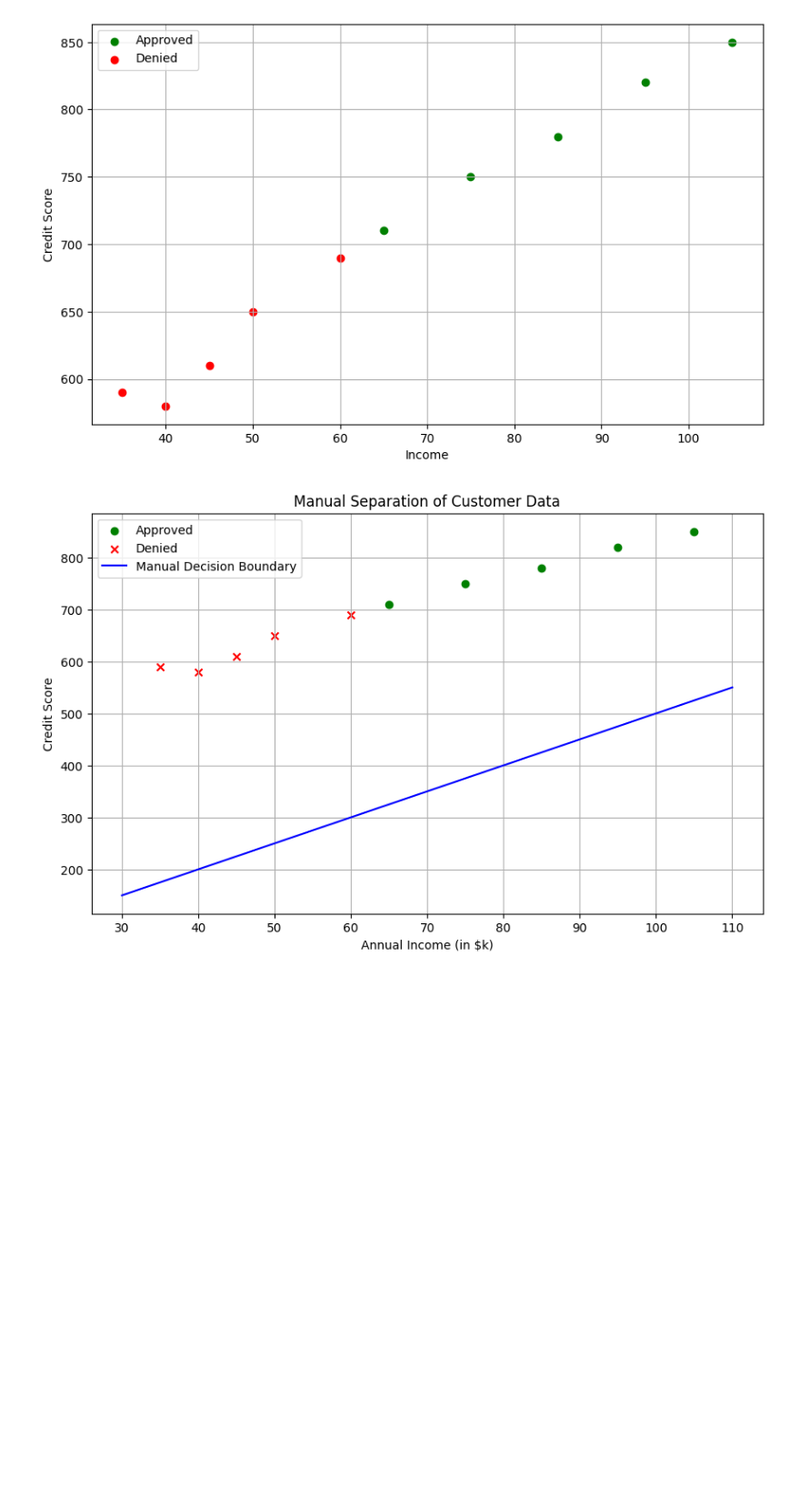
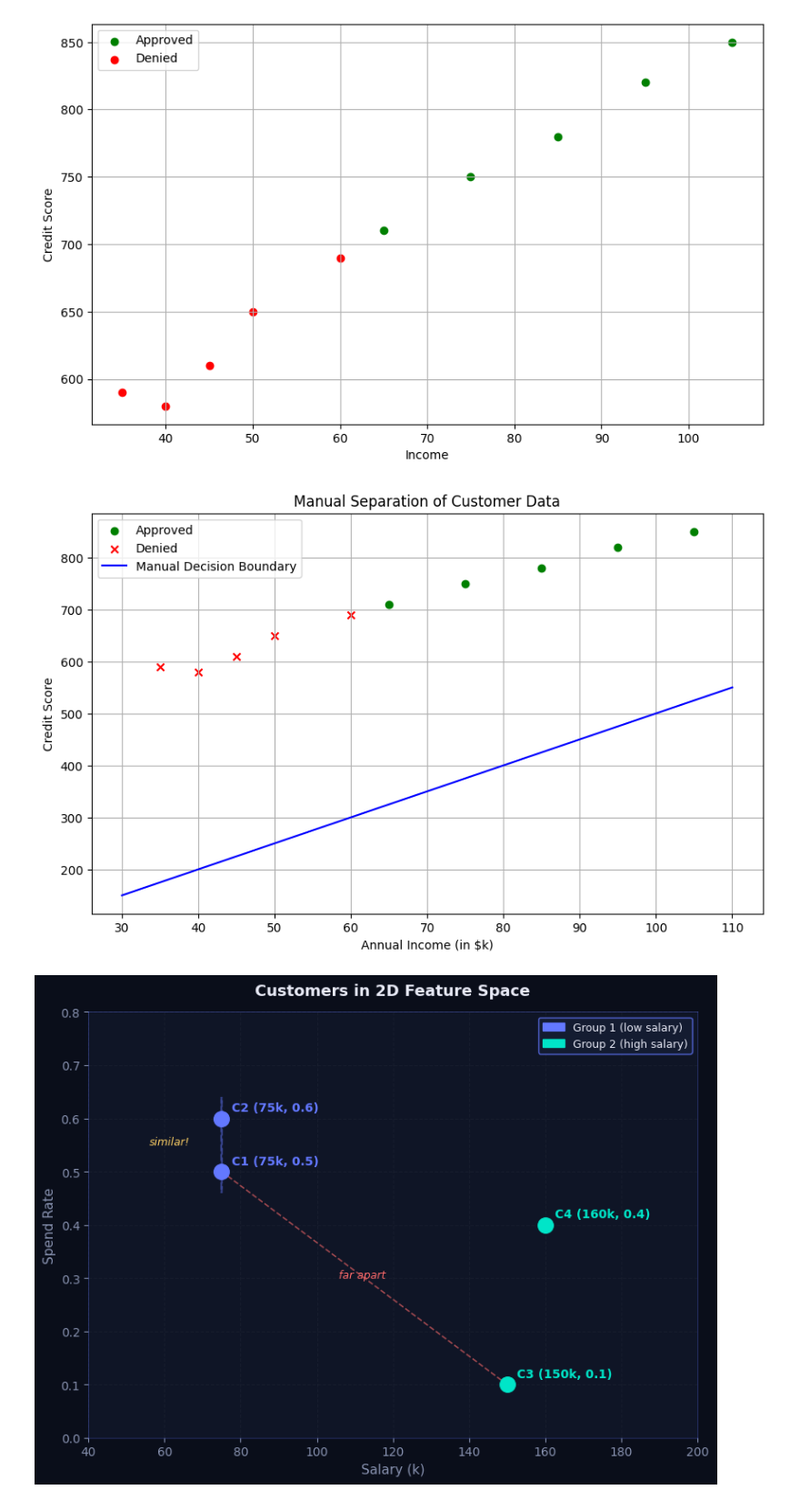
Before and after one commit to rahul8879/agent-ai-training, a Jupyter notebook: math/Linear_algebra/01_basic_la.ipynb, the cells around one changed output. Shown at 91% size. Drawn from its saved outputs; the diff is of its cells as text; code cells hidden in the pictures; blank space fills up the shorter version.

```diff
--- a/math/Linear_algebra/01_basic_la.ipynb
+++ b/math/Linear_algebra/01_basic_la.ipynb
@@ -129,3 +129,71 @@ plt.grid(True)
 plt.show()
 # %% [output]
 [figure]
+# %%
+import matplotlib.pyplot as plt
+import matplotlib.patches as mpatches
+
+fig, ax = plt.subplots(figsize=(8, 6))
+fig.patch.set_facecolor('#0a0e1a')
+ax.set_facecolor('#0f1526')
+
+# Data points
+customers = {
+    'C1': (75, 0.5),
+    'C2': (75, 0.6),
+    'C3': (150, 0.1),
+    'C4': (160, 0.4),
+}
+
+colors = {'C1': '#6378ff', 'C2': '#6378ff', 'C3': '#00e5c8', 'C4': '#00e5c8'}
+
+for name, (x, y) in customers.items():
+    ax.scatter(x, y, s=160, color=colors[name], zorder=5)
+    ax.annotate(f'{name} ({x}k, {y})',
+                xy=(x, y),
+                xytext=(8, 6),
+                textcoords='offset points',
+                fontsize=10,
+                color=colors[name],
+                fontweight='bold')
+
+# Similarity circle around C1 & C2
+circle = plt.Circle((75, 0.55), 0.09, color='#6378ff',
+                     fill=False, linestyle='--', linewidth=1.5, alpha=0.5)
+ax.add_patch(circle)
+ax.annotate('similar!', xy=(75, 0.55), xytext=(-60, 0),
+            textcoords='offset points', fontsize=9,
+            color='#ffd166', fontstyle='italic')
+
+# Distance line between C1 and C3
+ax.plot([75, 150], [0.5, 0.1], color='#ff6b6b',
+        linewidth=1.2, linestyle='--', alpha=0.6)
+ax.annotate('far apart', xy=(112, 0.3), fontsize=9,
+            color='#ff6b6b', fontstyle='italic', ha='center')
+
+# Styling
+ax.set_xlabel('Salary (k)', color='#8892b0', fontsize=11)
+ax.set_ylabel('Spend Rate', color='#8892b0', fontsize=11)
+ax.set_title('Customers in 2D Feature Space', color='#e8eaf6',
+             fontsize=13, fontweight='bold', pad=14)
+
+ax.tick_params(colors='#8892b0')
+ax.set_xlim(40, 200)
+ax.set_ylim(0, 0.8)
+for spine in ax.spines.values():
+    spine.set_edgecolor('#6378ff')
+    spine.set_alpha(0.3)
+ax.grid(True, color='#ffffff', alpha=0.04, linestyle='--')
+
+# Legend
+p1 = mpatches.Patch(color='#6378ff', label='Group 1 (low salary)')
+p2 = mpatches.Patch(color='#00e5c8', label='Group 2 (high salary)')
+ax.legend(handles=[p1, p2], facecolor='#161e35',
+          edgecolor='#6378ff', labelcolor='#e8eaf6', fontsize=9)
+
+plt.tight_layout()
+plt.savefig('feature_space.png', dpi=150,
+            bbox_inches='tight', facecolor='#0a0e1a')
+plt.show()
+# %% [output]
+[figure, added]
```
Also changed, not shown: 3 other files.
